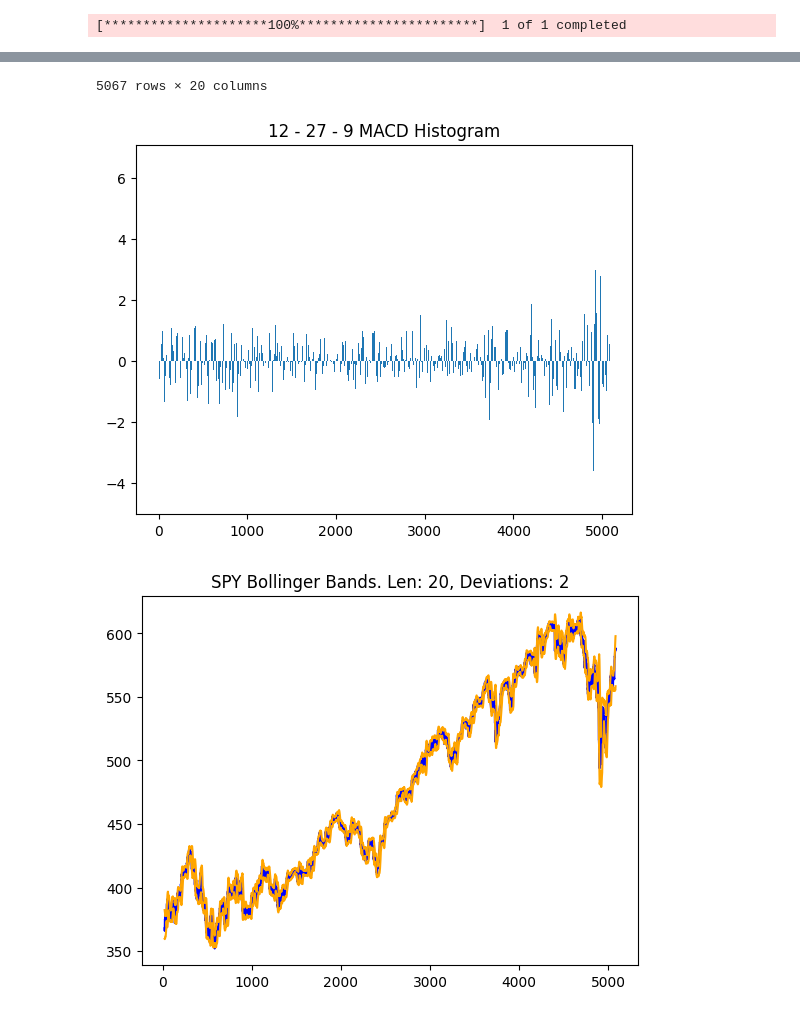
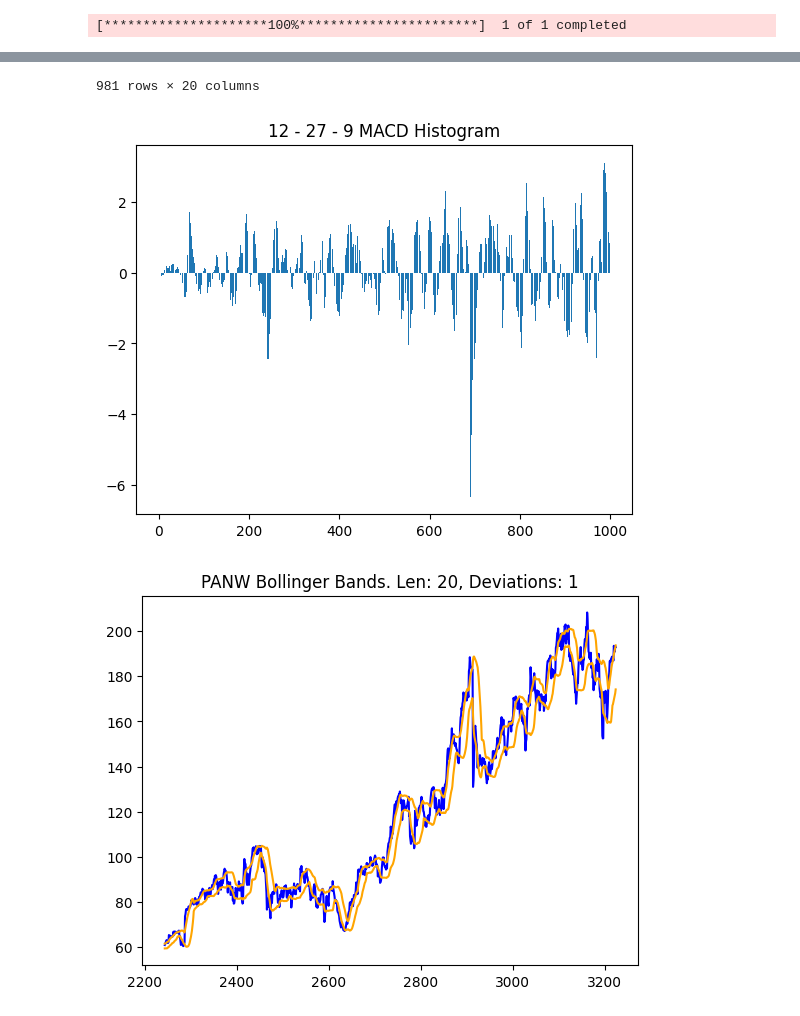
Before and after one commit to franciskamande-ai/MODELS, a Jupyter notebook: MACD_BB.ipynb, the cells around one changed output, grey strips where cells are left out. Drawn from its saved outputs; the diff is of its cells as text; code cells hidden in the pictures.

```diff
--- a/MACD_BB.ipynb
+++ b/MACD_BB.ipynb
@@ -4,10 +4,10 @@ import yfinance as yf
 import pandas as pd
 import numpy as np
 # %%
-TICKER = 'SPY'
-INTERVAL='1h'
+TICKER = 'PANW'
+INTERVAL='1d'
 BB_LEN = 20
-DEVS = 2
+DEVS = 1
 
 # set period based on interval
 if INTERVAL == '1h':
@@ -21,7 +21,7 @@ MACD_SLOW = 27
 MACD_SPAN = 9
 
 # what subsetion of that data are you interested in
-LOOKBACK = 10000
+LOOKBACK = 1000
 
 def get_data(ticker=TICKER, lookback=LOOKBACK, interval=INTERVAL):
 
@@ -148,3 +148,3 @@ df
-5067 rows × 20 columns
+981 rows × 20 columns
-[figure, old version]
+[figure, new version]
-[figure, old version]
+[figure, new version]
```
Also changed, not shown: parts of 2 cells of this notebook, 2 other files.
